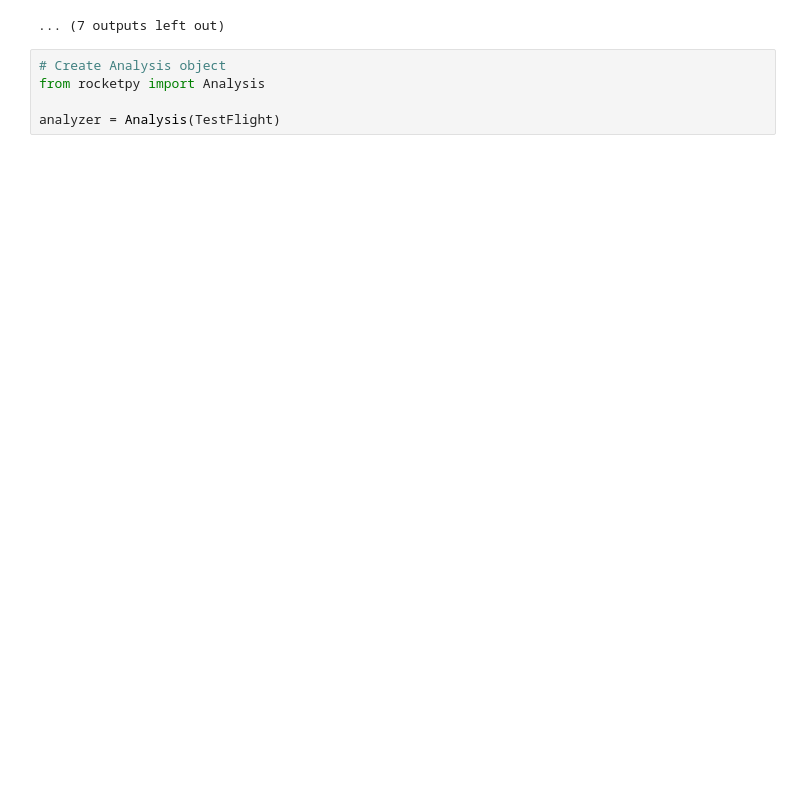
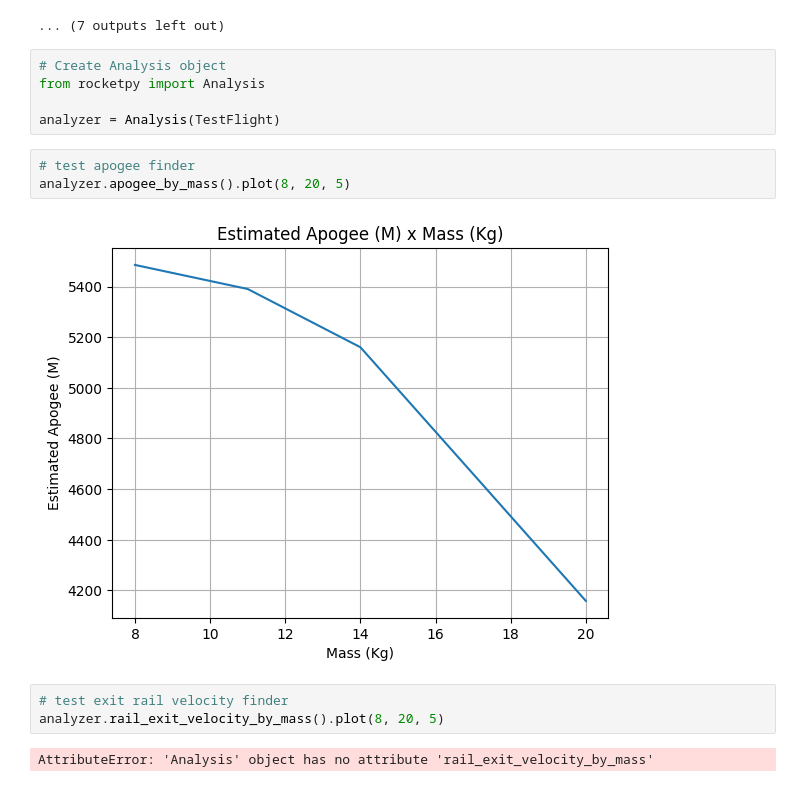
Before and after one commit to RocketPy-Team/RocketPy-Hackathon-2022, a Jupyter notebook: hackathon_tests/Integration_tests.ipynb, the cells around one changed output. Cells and saved outputs as stored; diff of their text form; blank space fills up the shorter version.

```diff
--- a/hackathon_tests/Integration_tests.ipynb
+++ b/hackathon_tests/Integration_tests.ipynb
@@ -81,3 +120,13 @@ Trajectory Force Plots
 from rocketpy import Analysis
 
 analyzer = Analysis(TestFlight)
+# %%
+# test apogee finder
+analyzer.apogee_by_mass().plot(8, 20, 5)
+# %% [output]
+[figure, added]
+# %%
+# test exit rail velocity finder
+analyzer.rail_exit_velocity_by_mass().plot(8, 20, 5)
+# %% [output]
+AttributeError: 'Analysis' object has no attribute 'rail_exit_velocity_by_mass'
```
Also changed, not shown: parts of 3 cells of this notebook, 1 other file.
